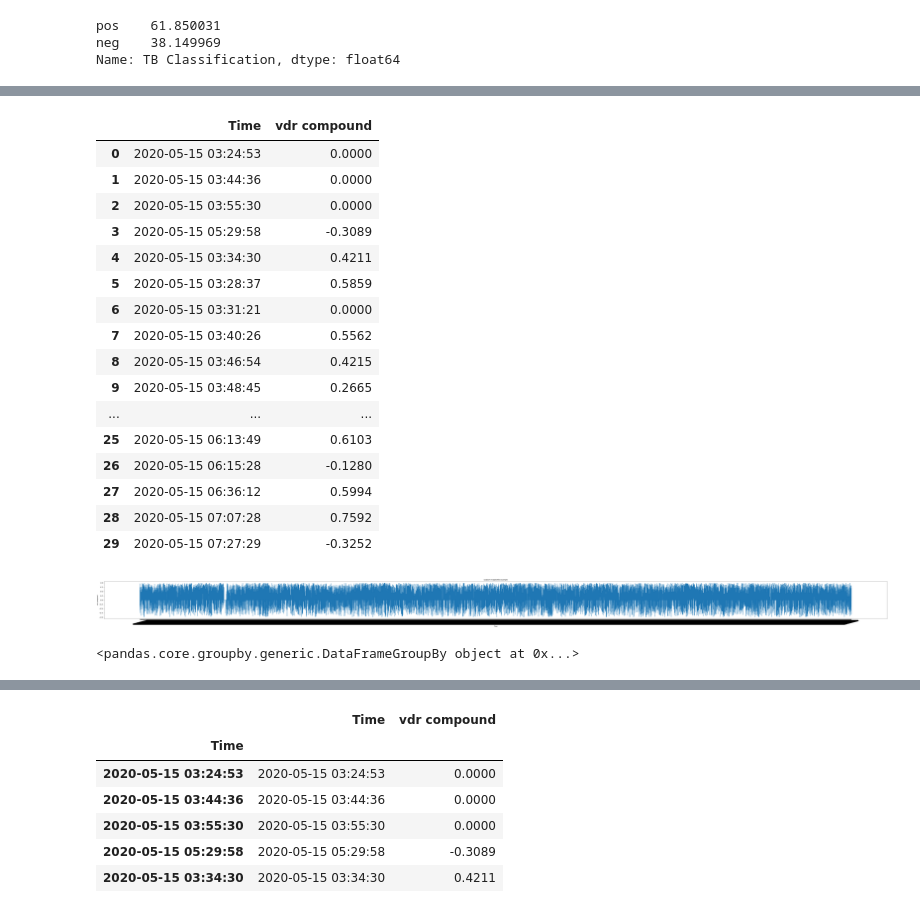
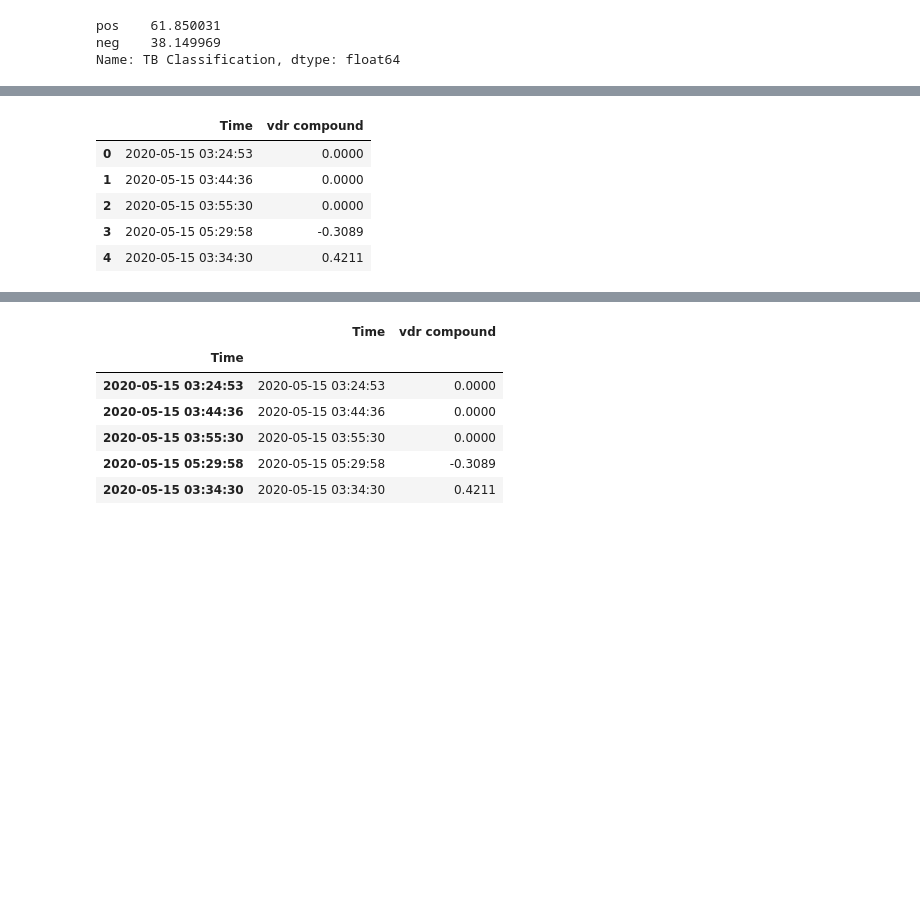
Before and after one commit to Sakyawira/Sentiment-Analysis, a Jupyter notebook: 2. Data Cleaning and Exploration.ipynb, the cells around one changed output, grey strips where cells are left out. Drawn from its saved outputs; the diff is of its cells as text; code cells hidden in the pictures; blank space fills up the shorter version.

```diff
--- a/2. Data Cleaning and Exploration.ipynb
+++ b/2. Data Cleaning and Exploration.ipynb
@@ -238,0 +229,3 @@ df.shape
+# %%
+# Add the Self-Trained Classifier's Classification to the dataframe
+df['Classification for Kaggle'] = predicted2
@@ -290,22 +272,11 @@ Text(0, 0.5, 'compound score')
 # %%
 overTime = df.drop(["Reply","Upvote","Key","vdr neg","vdr neu","vdr pos","TB Classification","TB pos","TB neg","Classification for Kaggle"], axis =1)
 # %%
-overTime.head(30)
+overTime.head(5)
 # %% [output]
 |  | Time | vdr compound |
 | 0 | 2020-05-15 03:24:53 | 0.0000 |
 | 1 | 2020-05-15 03:44:36 | 0.0000 |
 | 2 | 2020-05-15 03:55:30 | 0.0000 |
 | 3 | 2020-05-15 05:29:58 | -0.3089 |
 | 4 | 2020-05-15 03:34:30 | 0.4211 |
-| 5 | 2020-05-15 03:28:37 | 0.5859 |
-| 6 | 2020-05-15 03:31:21 | 0.0000 |
-| 7 | 2020-05-15 03:40:26 | 0.5562 |
-| 8 | 2020-05-15 03:46:54 | 0.4215 |
-| 9 | 2020-05-15 03:48:45 | 0.2665 |
-| ... | ... | ... |
-| 25 | 2020-05-15 06:13:49 | 0.6103 |
-| 26 | 2020-05-15 06:15:28 | -0.1280 |
-| 27 | 2020-05-15 06:36:12 | 0.5994 |
-| 28 | 2020-05-15 07:07:28 | 0.7592 |
-| 29 | 2020-05-15 07:27:29 | -0.3252 |
@@ -317,8 +282,0 @@ import seaborn as sns
-# %%
-fig, ax = plt.subplots(figsize=(100,5))
-sns.lineplot(x="Time", y="vdr compound", data=overTime)
-plt.xticks(rotation=15)
-plt.title('seaborn-matplotlib example')
-plt.show()
-# %% [output]
-[figure, removed]
@@ -330,5 +282,0 @@ overTime2 = overTime2.set_index(pd.DatetimeIndex(overTime2['Time']))
-# %%
-overTime2.head()
-overTime2.groupby(pd.Grouper(freq="M"))
-# %% [output]
-<pandas.core.groupby.generic.DataFrameGroupBy object at 0x...>
```
Also changed, not shown: parts of 31 cells of this notebook.
